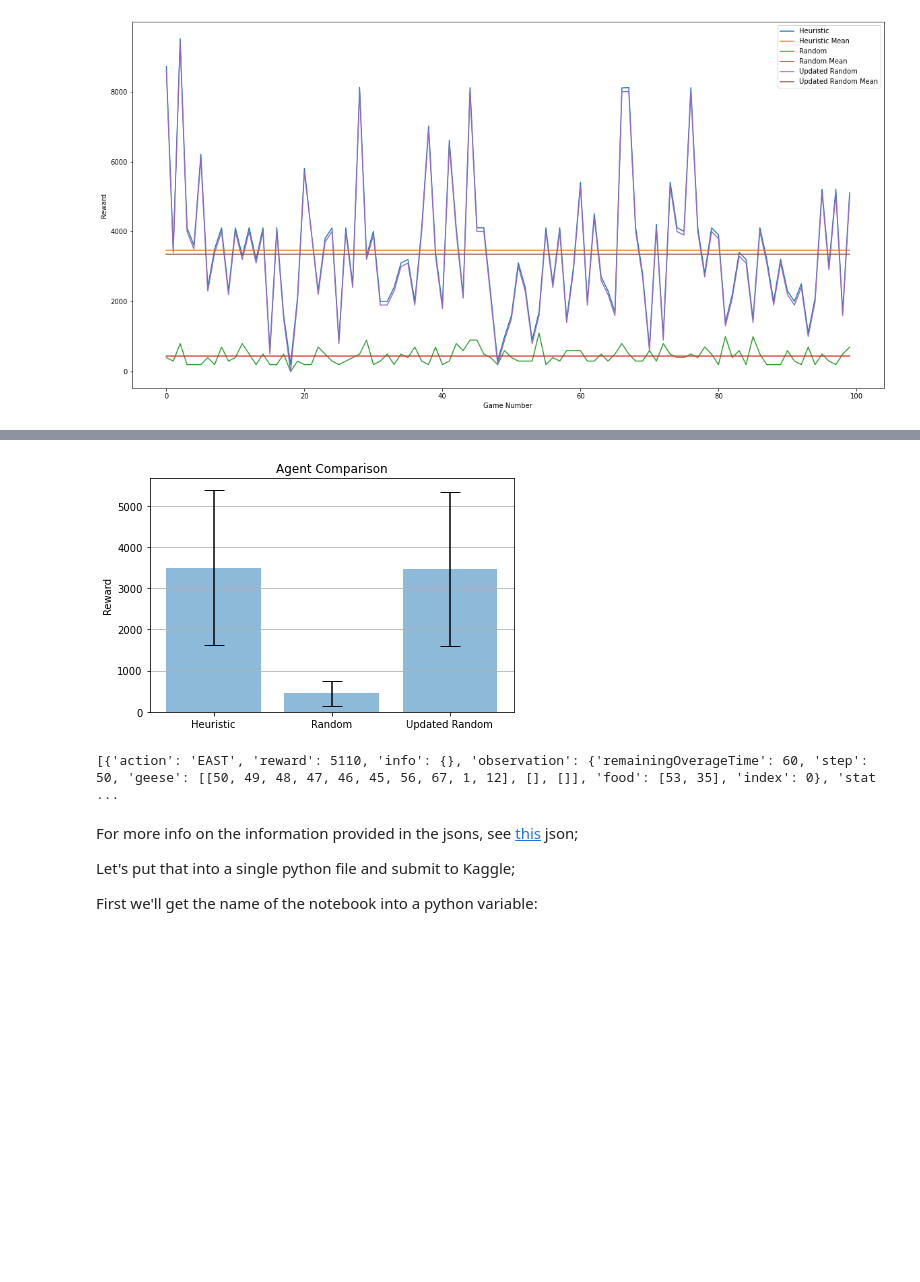
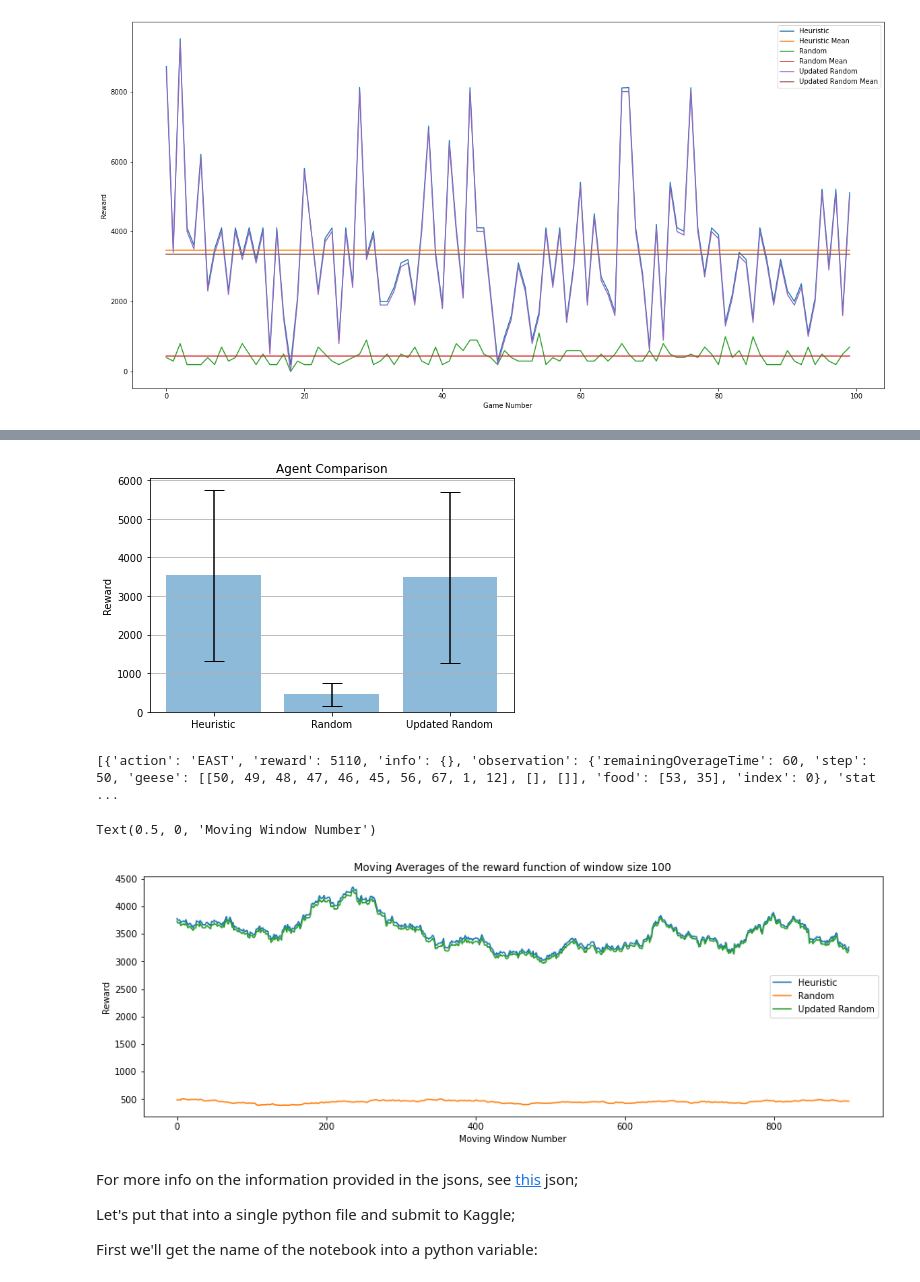
Before and after one commit to BrunoGomesCoelho/Eat-Move-Learn, a Jupyter notebook: notebooks/1.0-bgc-Tutorial-OzlemUpdate.ipynb, the cells around one changed output, grey strips where cells are left out. Saved outputs shown, nothing was run; the diff lists cells and outputs as text; code cells hidden in the pictures; blank space fills up the shorter version.

```diff
--- a/notebooks/1.0-bgc-Tutorial-OzlemUpdate.ipynb
+++ b/notebooks/1.0-bgc-Tutorial-OzlemUpdate.ipynb
@@ -269,6 +269,6 @@ steps = []
 agents = [greedy_agent,random_agent, agent]
 
 # How many times to run them.
-num_episodes = 100
+num_episodes = 1000
 
 rewards = evaluate(environment, agents, configuration, steps, num_episodes)
@@ -314,11 +312,28 @@ plt.tight_layout()
 plt.savefig('mean-std')
 plt.show()
 # %% [output]
-[figure, old version]
+[figure, new version]
 # %%
 print(env.state)
 # %% [output]
 [{'action': 'EAST', 'reward': 5110, 'info': {}, 'observation': {'remainingOverageTime': 60, 'step': 50, 'geese': [[50, 49, 48, 47, 46, 45, 56, 67, 1, 12], [], []], 'food': [53, 35], 'index': 0}, 'stat ...
+# %%
+heu = np.convolve(rewards[:,0],np.ones(100,dtype=int),'valid')/100
+rnd = np.convolve(rewards[:,1],np.ones(100,dtype=int),'valid')/100
+updrnd = np.convolve(rewards[:,2],np.ones(100,dtype=int),'valid')/100
+
+
+fig = plt.figure(figsize=(15,5))
+plt.plot(heu)
+plt.plot(rnd)
+plt.plot(updrnd)
+plt.title('Moving Averages of the reward function of window size 100')
+plt.legend(['Heuristic', 'Random', 'Updated Random'])
+plt.ylabel('Reward')
+plt.xlabel('Moving Window Number')
+# %% [output]
+Text(0.5, 0, 'Moving Window Number')
+[figure, added]
 # %% [markdown]
 For more info on the information provided in the jsons, see [this](https://github.com/Kaggle/kaggle-environments/blob/master/kaggle_environments/envs/hungry_geese/hungry_geese.json) json;
 
```
Also changed, not shown: parts of 2 cells of this notebook.
